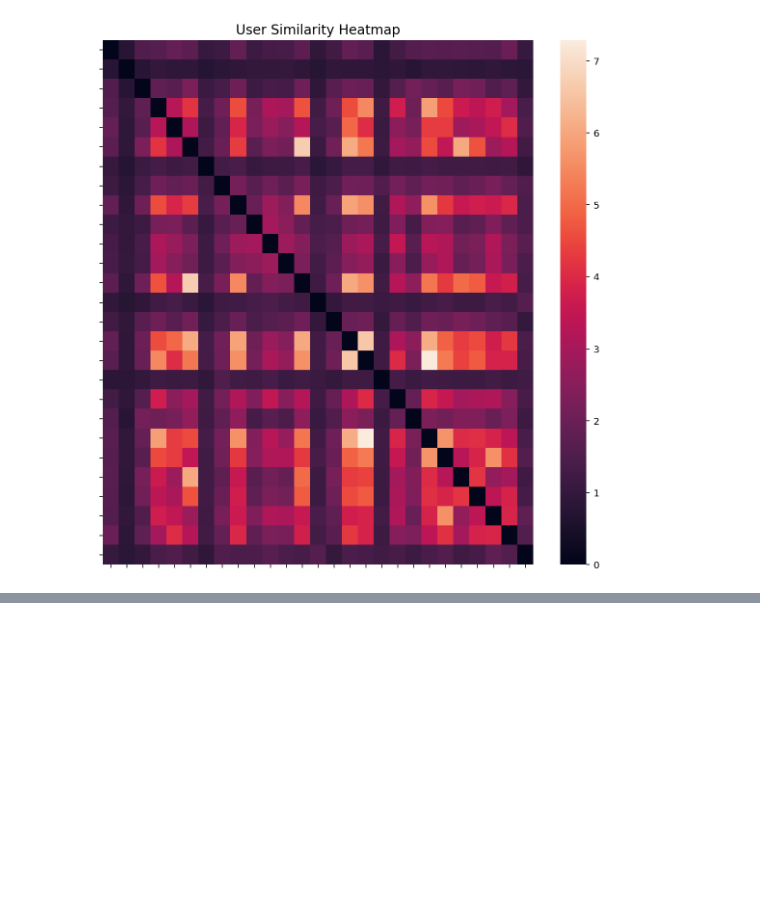
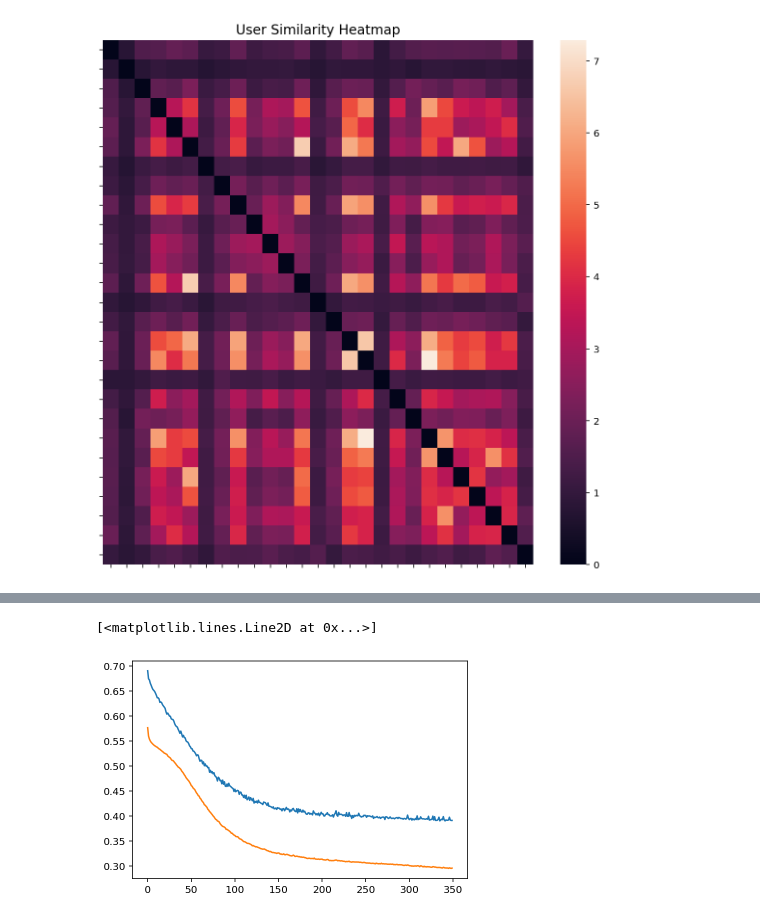
Before and after one commit to martiheit/ayyo_user_similarity, a Jupyter notebook: final.ipynb, the cells around one changed output, grey strips where cells are left out. Cells and saved outputs as stored; diff of their text form; code cells hidden in the pictures; blank space fills up the shorter version.

```diff
--- a/final.ipynb
+++ b/final.ipynb
@@ -413,0 +808,7 @@ $$\text {similarity score = }\frac 1 {\lVert \vec u_i - \vec u_j \rVert}$$
+# %%
+Spotify_model_with_wd = Song_Pred_NN(150)
+
+# feeds outputs through a sigmoid before computing BCE Loss
+lossFun = nn.BCEWithLogitsLoss()
+optimizer = optim.Adam(Spotify_model_with_wd.parameters(), lr = 0.001, weight_decay=0.01)
+train_loss_wd, val_loss_wd = train_model(Spotify_model_with_wd, train_dl, valid_dl, optimizer, lossFun, num_epochs=75)
@@ -413,0 +833,3 @@ $$\text {similarity score = }\frac 1 {\lVert \vec u_i - \vec u_j \rVert}$$
+# %%
+
+train_loss_wd2, val_loss_wd2 = train_model(Spotify_model_with_wd, train_dl, valid_dl, optimizer, lossFun, num_epochs=75)
@@ -413,0 +854,2 @@ $$\text {similarity score = }\frac 1 {\lVert \vec u_i - \vec u_j \rVert}$$
+# %%
+train_loss_wd3, val_loss_wd3 = train_model(Spotify_model_with_wd, train_dl, valid_dl, optimizer, lossFun, num_epochs=200)
@@ -413,0 +874,6 @@ $$\text {similarity score = }\frac 1 {\lVert \vec u_i - \vec u_j \rVert}$$
+# %%
+plt.plot(np.concatenate((val_loss_wd,val_loss_wd2, val_loss_wd3)))
+plt.plot(np.concatenate((train_loss_wd, train_loss_wd2, train_loss_wd3)))
+# %% [output]
+[<matplotlib.lines.Line2D at 0x...>]
+[figure, added]
```
Also changed, not shown: parts of 104 cells of this notebook, 4 other files.
